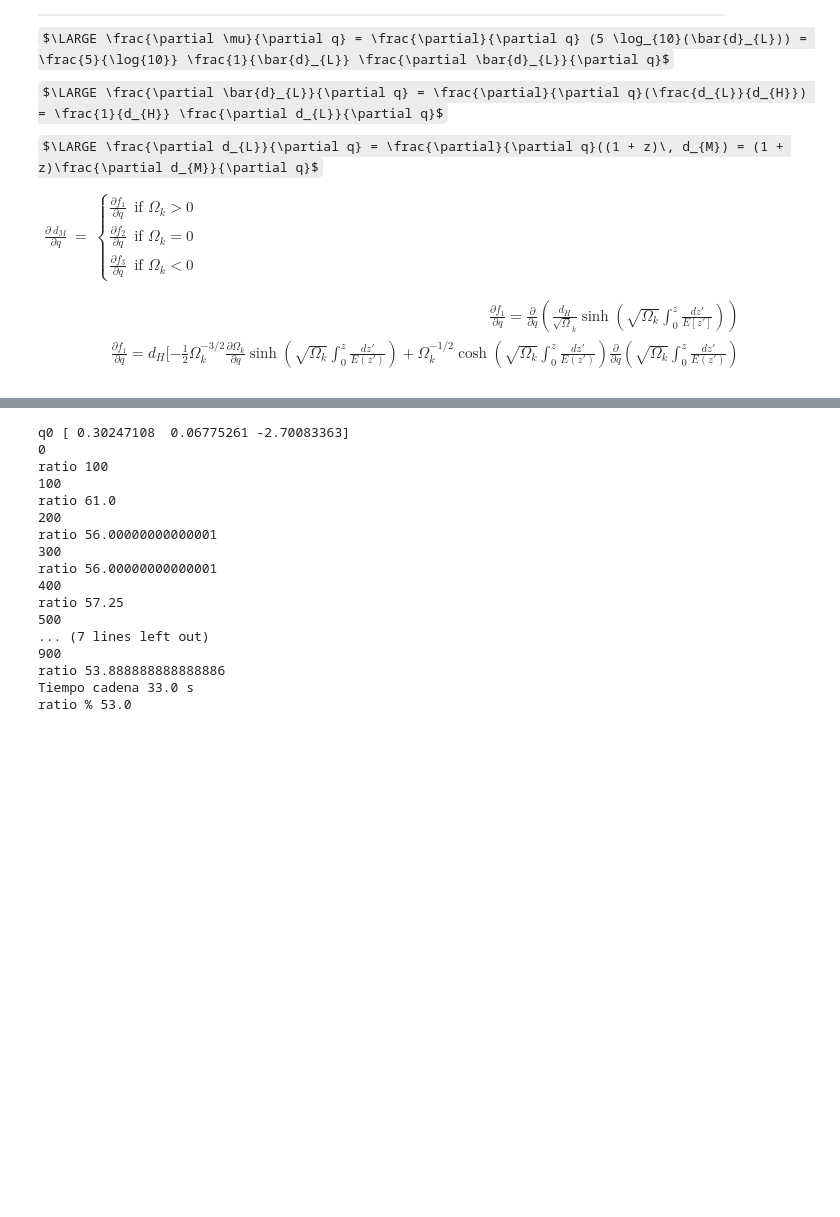
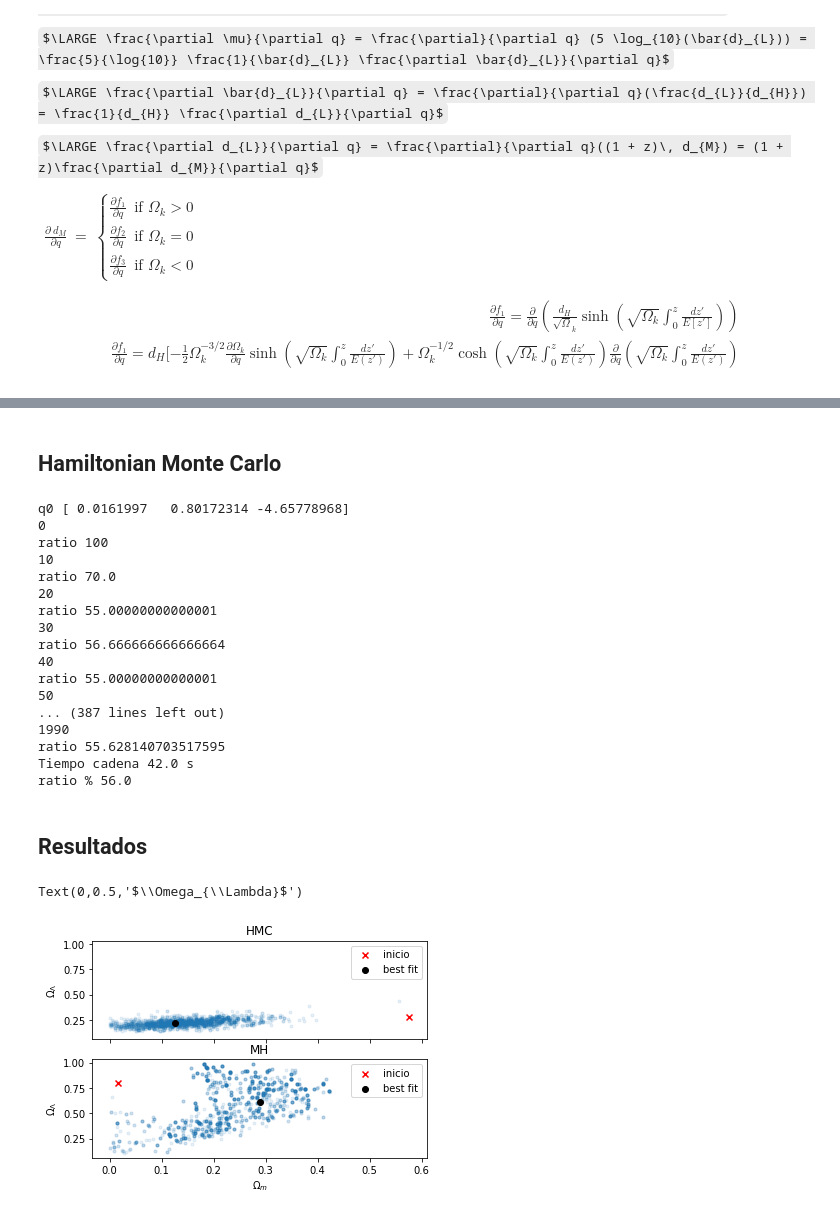
Before and after one commit to fluowhy/MCMC-methods, a Jupyter notebook: mcmc_hmc_pid.ipynb, the cells around one changed output, grey strips where cells are left out. Cells and saved outputs as stored; diff of their text form; code cells hidden in the pictures; some formulas as TeX source; blank space fills up the shorter version.

```diff
--- a/mcmc_hmc_pid.ipynb
+++ b/mcmc_hmc_pid.ipynb
@@ -391,0 +471,7 @@ pasos solver: 5
+# %%
+# covarianza inicial
+cov_ini = np.diag(np.array([0.4, 1.125, 4])**2)*0.5e-2
+print(np.diag(cov_ini))
+q0 = np.random.uniform(low=[0,0,-5], high=[1, 1, 1/3], size=3)
+print('q0', q0)
+R_mh = MH(modelo, [redshift, mu_obs], N=2000, params=['om', 'ol', 'w'], q0=q0, cov_mod=cov, cov_prop=cov_ini)
@@ -392,24 +496,49 @@ pasos solver: 5
+# %% [markdown]
+## Hamiltonian Monte Carlo
 # %%
-ds = 1e-3
-q0 = np.random.uniform(low=[0,0,-5], high=[1, 1, 1/3], size=3)
+ds = 1e-2
+m = np.array([1, 1, 1])
 print('q0', q0)
-m = np.array([1, 1, 1])*1e-1
-R = HMC(modelo, [redshift, mu_obs], ds=ds, dg=ds*1e-1, N=1000, L=10, params=['om', 'ol', 'w'], cov=cov, q0=q0)
+R_hmc = HMC(modelo, [redshift, mu_obs], ds=ds, dg=1e-6, N=2000, L=5, params=['om', 'ol', 'w'],
+            q0=q0, cov_mod=cov, m=m)
 # %% [output]
-q0 [ 0.30247108  0.06775261 -2.70083363]
+q0 [ 0.0161997   0.80172314 -4.65778968]
 0
 ratio 100
-100
-ratio 61.0
-200
-ratio 56.00000000000001
-300
-ratio 56.00000000000001
-400
-ratio 57.25
-500
-... (7 lines left out)
-900
-ratio 53.888888888888886
-Tiempo cadena 33.0 s
-ratio % 53.0
+10
+ratio 70.0
+20
+ratio 55.00000000000001
+30
+ratio 56.666666666666664
+40
+ratio 55.00000000000001
+50
+... (387 lines left out)
+1990
+ratio 55.628140703517595
+Tiempo cadena 42.0 s
+ratio % 56.0
+# %% [markdown]
+## Resultados
+# %%
+fig, (ax1, ax2) = plt.subplots(2, sharex=True, sharey=True)
+
+ax1.scatter(R_hmc[0]['om'], R_hmc[0]['ol'], marker='.', alpha=0.1)
+ax1.scatter(R_hmc[0]['om'][0], R_hmc[0]['ol'][0], marker='x', color='red', alpha=1, label='inicio')
+ax1.scatter(R_hmc[4][0], R_hmc[4][1], marker='o', color='black', alpha=1, label='best fit')
+ax2.scatter(R_mh[0]['om'], R_mh[0]['ol'], marker='.', alpha=0.1)
+ax2.scatter(R_mh[0]['om'][0], R_mh[0]['ol'][0], marker='x', color='red', alpha=1, label='inicio')
+ax2.scatter(R_mh[4][0], R_mh[4][1], marker='o', color='black', alpha=1, label='best fit')
+
+ax1.set_title('HMC')
+ax2.set_title('MH')
+
+ax1.legend()
+ax2.legend()
+ax2.set_xlabel(r'$\Omega_{m}$')
+ax2.set_ylabel(r'$\Omega_{\Lambda}$')
+ax1.set_ylabel(r'$\Omega_{\Lambda}$')
+# %% [output]
+Text(0,0.5,'$\\Omega_{\\Lambda}$')
+[figure, added]
```
Also changed, not shown: parts of 22 cells of this notebook, 3 other files.
